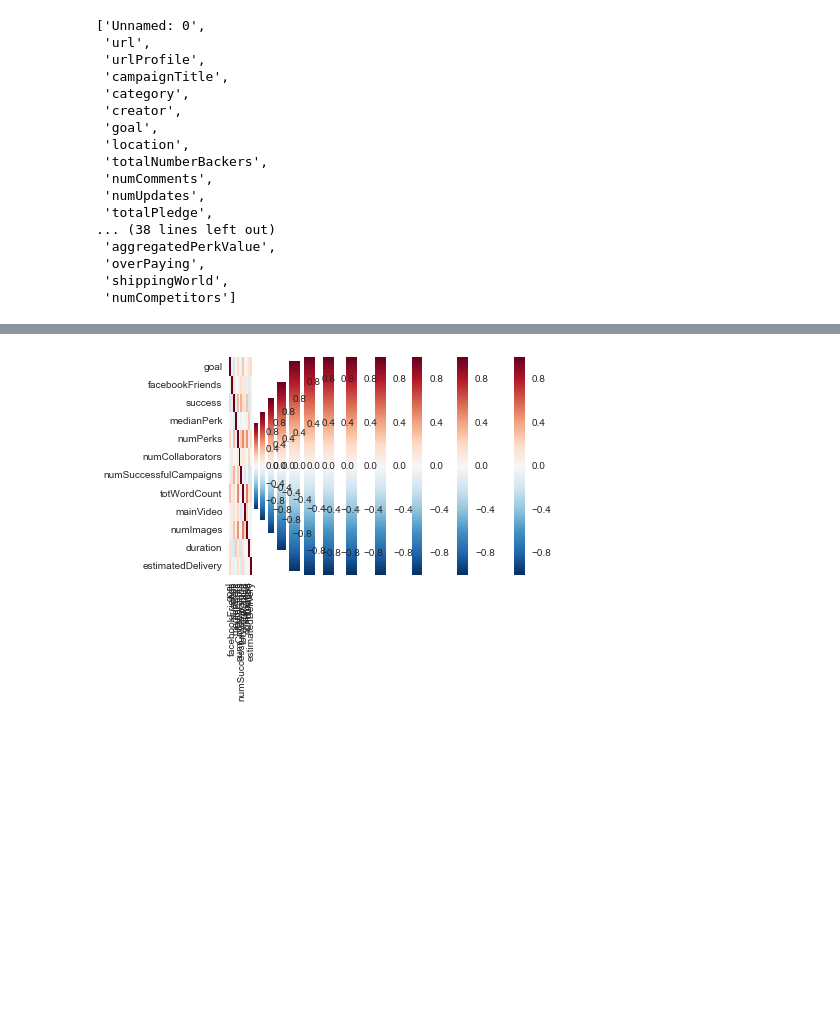
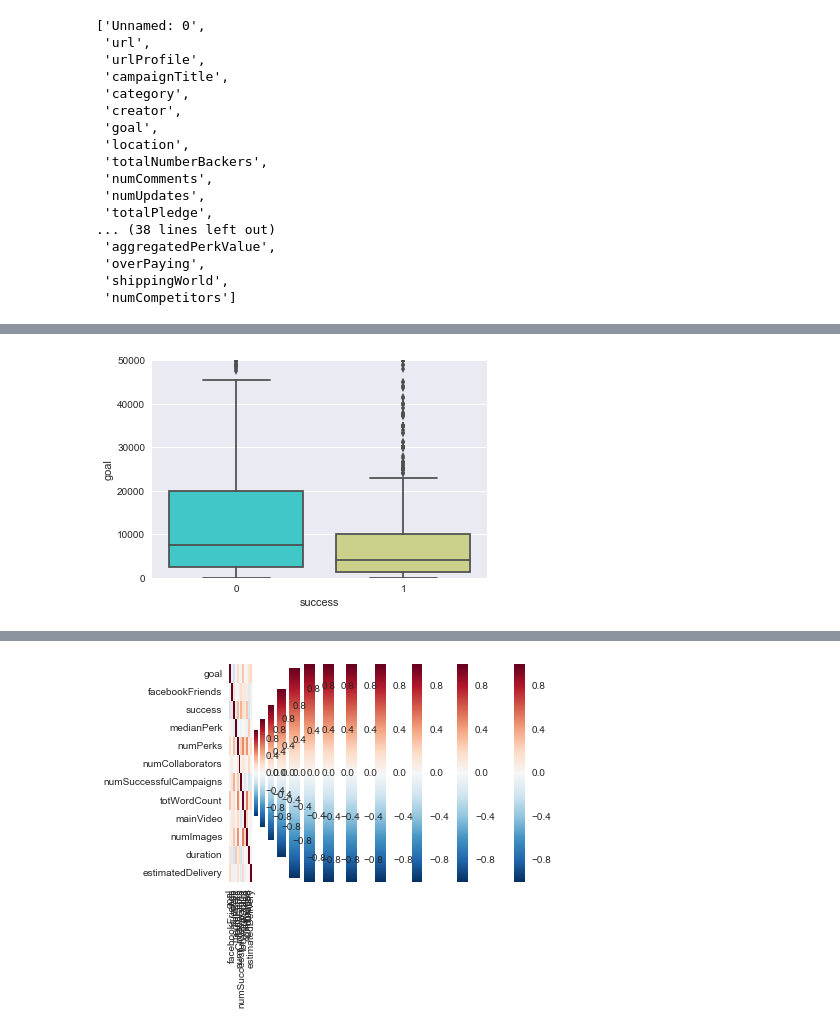
Before and after one commit to juwonlee1020/EYhack2017, a Jupyter notebook: graph visualizations.ipynb, the cells around one changed output, grey strips where cells are left out. Cells and saved outputs as stored; diff of their text form; code cells hidden in the pictures; blank space fills up the shorter version.

```diff
--- a/Data Visualization.ipynb
+++ b/graph visualizations.ipynb
@@ -43,0 +68,8 @@ columns
+# %%
+#Higher goal projects tend to have lower success rate
+plt.ylim(0,50000)
+boxplot = sns.boxplot(x="success", y="goal", data=kickstarter_data, palette="rainbow")
+boxplot_fig = boxplot.get_figure()
+boxplot_fig.savefig("Goal_Success_Box.png")
+# %% [output]
+[figure, added]
```
Also changed, not shown: parts of 17 cells of this notebook, 13 other files.
